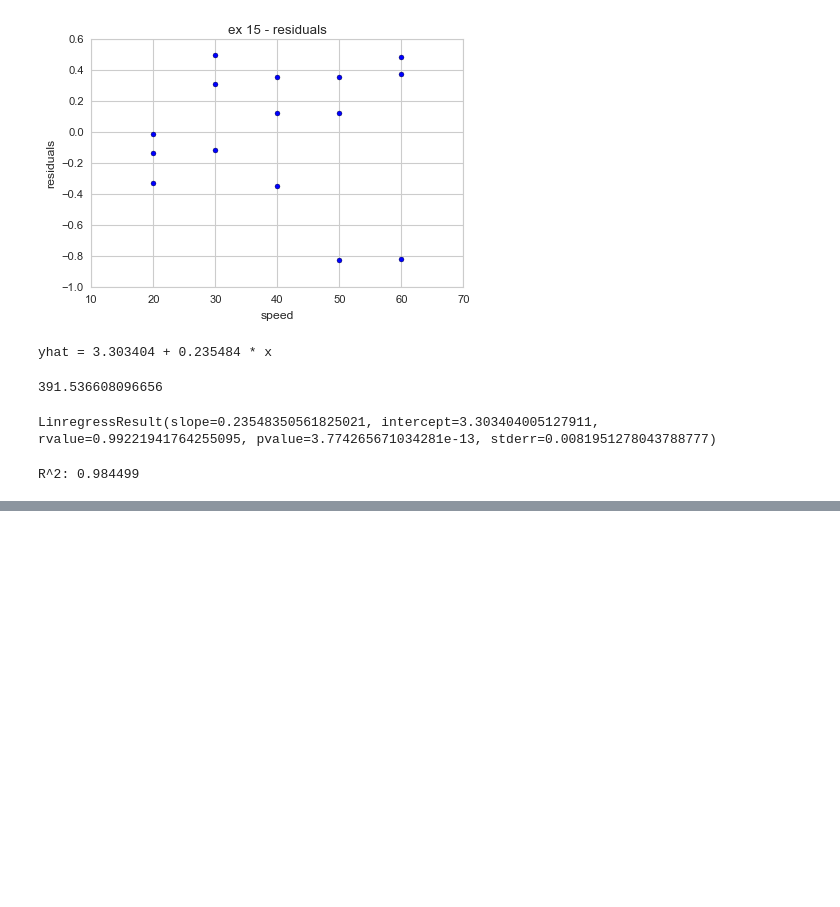
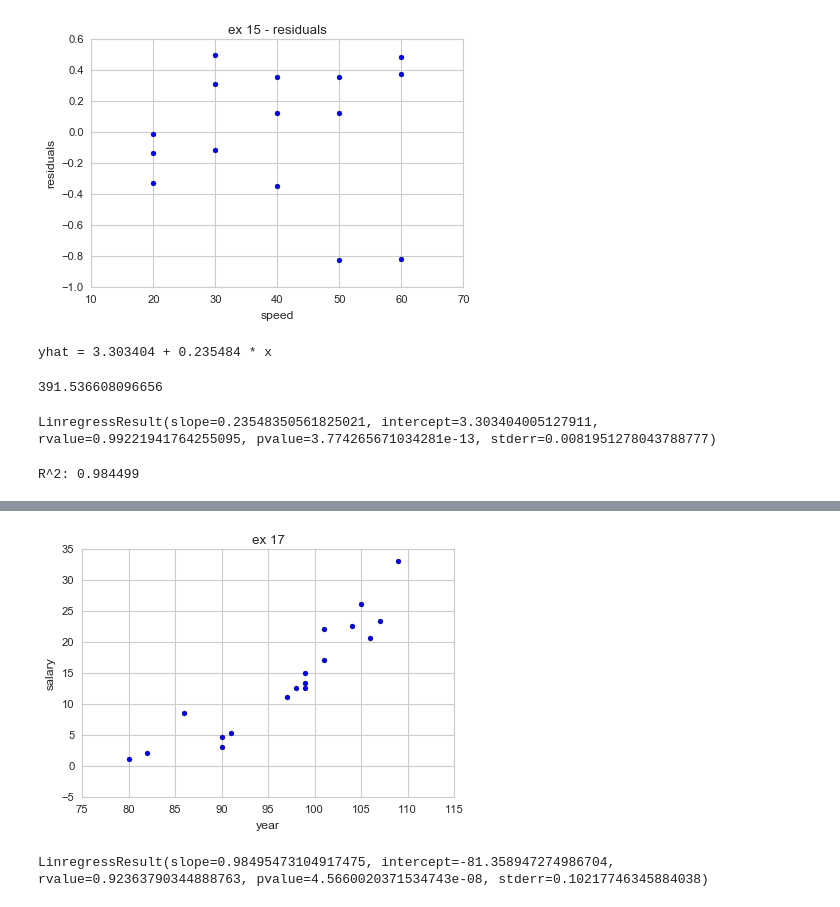
Before and after one commit to rickhaffey/stats-dvb, a Jupyter notebook: exercises/Chapter 10 - Exercises.ipynb, the cells around one changed output, grey strips where cells are left out. Saved outputs shown, nothing was run; the diff lists cells and outputs as text; code cells hidden in the pictures; blank space fills up the shorter version.

```diff
--- a/exercises/Chapter 10 - Exercises.ipynb
+++ b/exercises/Chapter 10 - Exercises.ipynb
@@ -247,0 +245,5 @@ R^2: 0.984499
+# %%
+salaries = DataFrame(data = {
+        "year": [80, 82, 90, 90, 91, 86, 97, 98, 99, 99, 99, 101, 101, 104, 105, 106, 107, 109],
+        "salary": [1.0, 2.0, 3.0, 4.7, 5.3, 8.5, 11.0, 12.5, 12.5, 13.3, 15.0, 17.0, 22.0, 22.5, 26.0, 20.6, 23.4, 33.0]
+    })
@@ -247,0 +259,12 @@ R^2: 0.984499
+# %%
+plt.scatter(salaries.year, salaries.salary)
+plt.xlabel("year")
+plt.ylabel("salary")
+plt.title("ex 17");
+# %% [output]
+[figure, added]
+# %%
+lr1 = scipy.stats.linregress(salaries.year, salaries.salary)
+lr1
+# %% [output]
+LinregressResult(slope=0.98495473104917475, intercept=-81.358947274986704, rvalue=0.92363790344888763, pvalue=4.5660020371534743e-08, stderr=0.10217746345884038)
```
Also changed, not shown: parts of 54 cells of this notebook.
